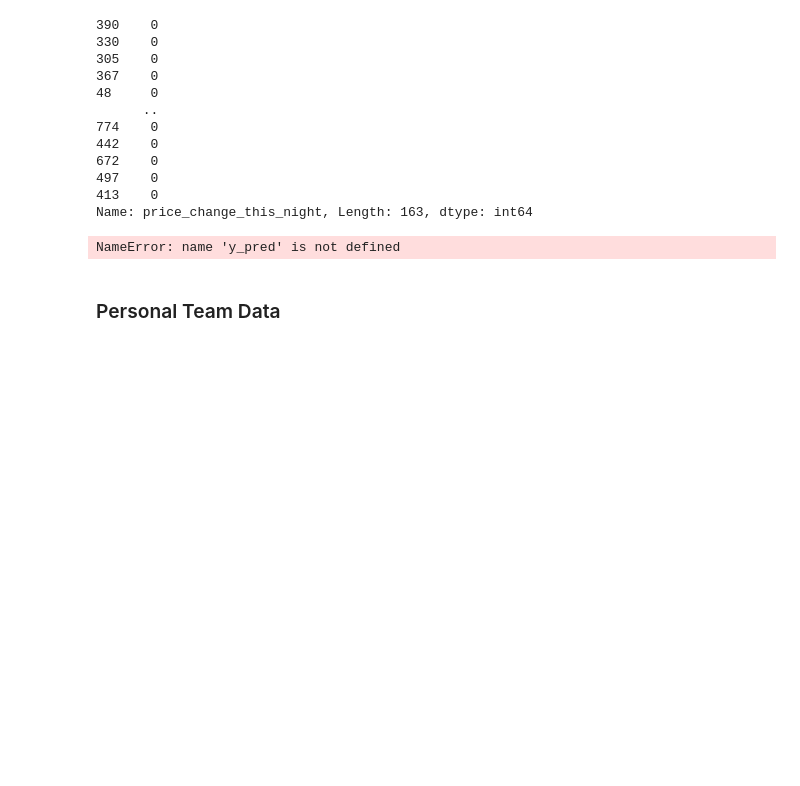
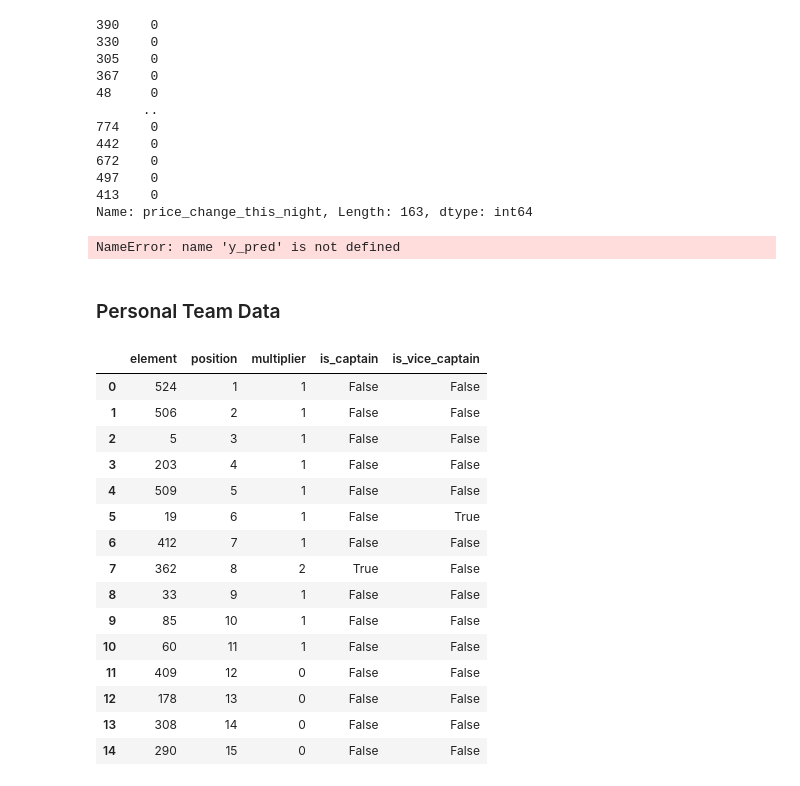
Before and after one commit to tomribaroff/FullPipeline-FPLPricePredictor, a Jupyter notebook: feature-engineering-pipeline/feature_engineering_pipeline/preliminary_exploration.ipynb, the cells around one changed output. Saved outputs shown, nothing was run; the diff lists cells and outputs as text; code cells hidden in the pictures; blank space fills up the shorter version.

Commit message:
testing web app data filter

```diff
--- a/feature-engineering-pipeline/feature_engineering_pipeline/preliminary_exploration.ipynb
+++ b/feature-engineering-pipeline/feature_engineering_pipeline/preliminary_exploration.ipynb
@@ -263,0 +259,26 @@ for players in my_players_total:
+# %%
+# Request Information on my team
+
+team_id=3402291
+current_gameweek=21
+base_url = 'https://fantasy.premierleague.com/api/'
+r_my_team = requests.get(base_url+'entry/{}/event/{}/picks/'.format(team_id,current_gameweek)).json()
+players_this_week = pandas.DataFrame(r_my_team['picks'])
+players_this_week
+# %% [output]
+|  | element | position | multiplier | is_captain | is_vice_captain |
+| 0 | 524 | 1 | 1 | False | False |
+| 1 | 506 | 2 | 1 | False | False |
+| 2 | 5 | 3 | 1 | False | False |
+| 3 | 203 | 4 | 1 | False | False |
+| 4 | 509 | 5 | 1 | False | False |
+| 5 | 19 | 6 | 1 | False | True |
+| 6 | 412 | 7 | 1 | False | False |
+| 7 | 362 | 8 | 2 | True | False |
+| 8 | 33 | 9 | 1 | False | False |
+| 9 | 85 | 10 | 1 | False | False |
+| 10 | 60 | 11 | 1 | False | False |
+| 11 | 409 | 12 | 0 | False | False |
+| 12 | 178 | 13 | 0 | False | False |
+| 13 | 308 | 14 | 0 | False | False |
+| 14 | 290 | 15 | 0 | False | False |
```
Also changed, not shown: parts of 7 cells of this notebook.
